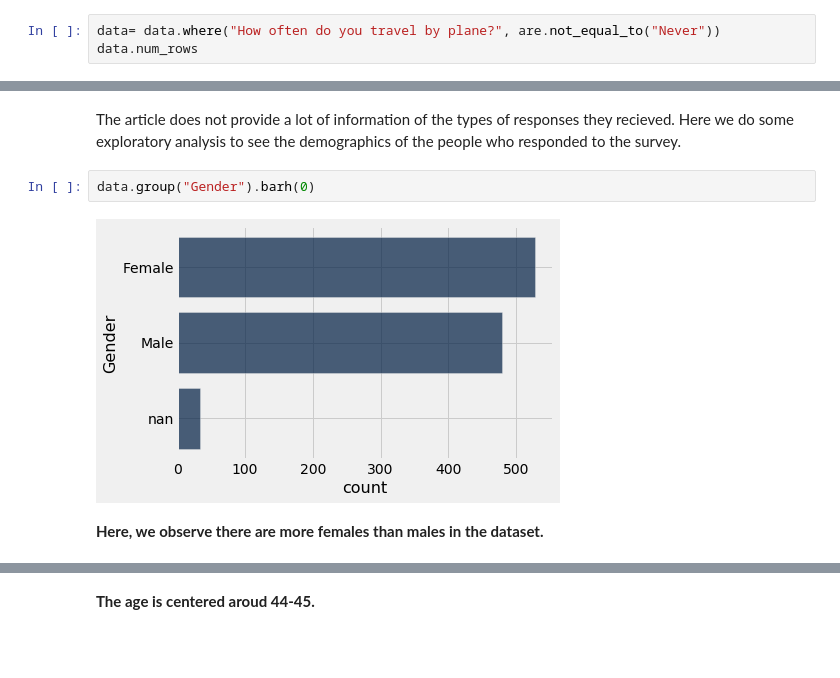
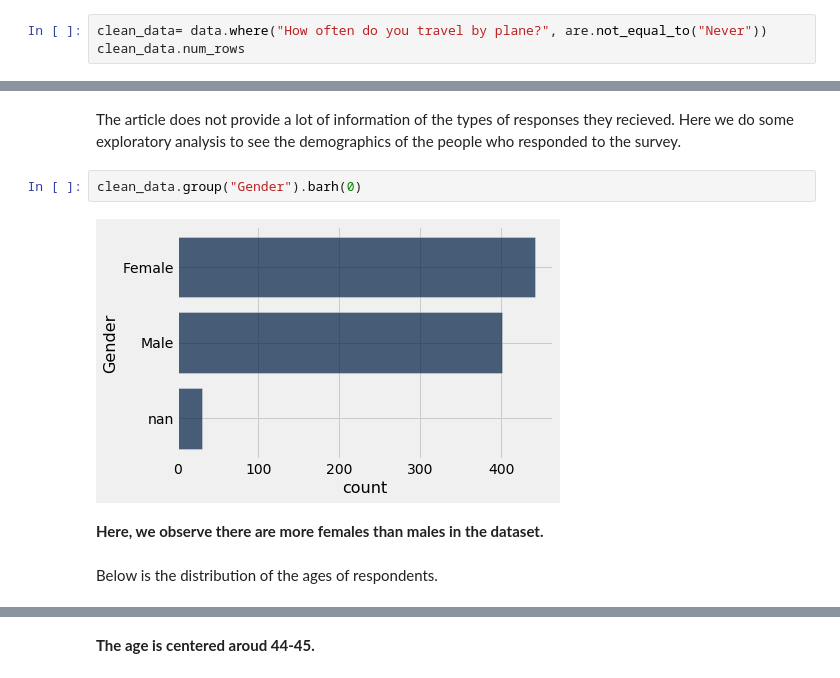
Before and after one commit to ls88-openscienceconnector/final-project-team-2, a Jupyter notebook: notebooks/airplane-analysis.ipynb, the cells around one changed output, grey strips where cells are left out. Saved outputs shown, nothing was run; the diff lists cells and outputs as text; blank space fills up the shorter version.

Commit message:
Finished analysis. Might return for one chart.

```diff
--- a/notebooks/airplane-analysis.ipynb
+++ b/notebooks/airplane-analysis.ipynb
@@ -37,16 +37,18 @@ data.show(5)
 # %% [markdown]
 In the article, Hickey only focuses on people who didn't answer "Never" to the question "How often do you travel by plane?". Here we remove those rows to clean the data.
 # %%
-data= data.where("How often do you travel by plane?", are.not_equal_to("Never"))
-data.num_rows
+clean_data= data.where("How often do you travel by plane?", are.not_equal_to("Never"))
+clean_data.num_rows
 # %% [output]
 874
 # %% [markdown]
 The article does not provide a lot of information of the types of responses they recieved. Here we do some exploratory analysis to see the demographics of the people who responded to the survey.
 # %%
-data.group("Gender").barh(0)
+clean_data.group("Gender").barh(0)
 # %% [output]
-[figure, old version]
+[figure, new version]
 # %% [markdown]
 **Here, we observe there are more females than males in the dataset.**
+# %% [markdown]
+Below is the distribution of the ages of respondents.
 # %%
```
Also changed, not shown: parts of 135 cells of this notebook.
